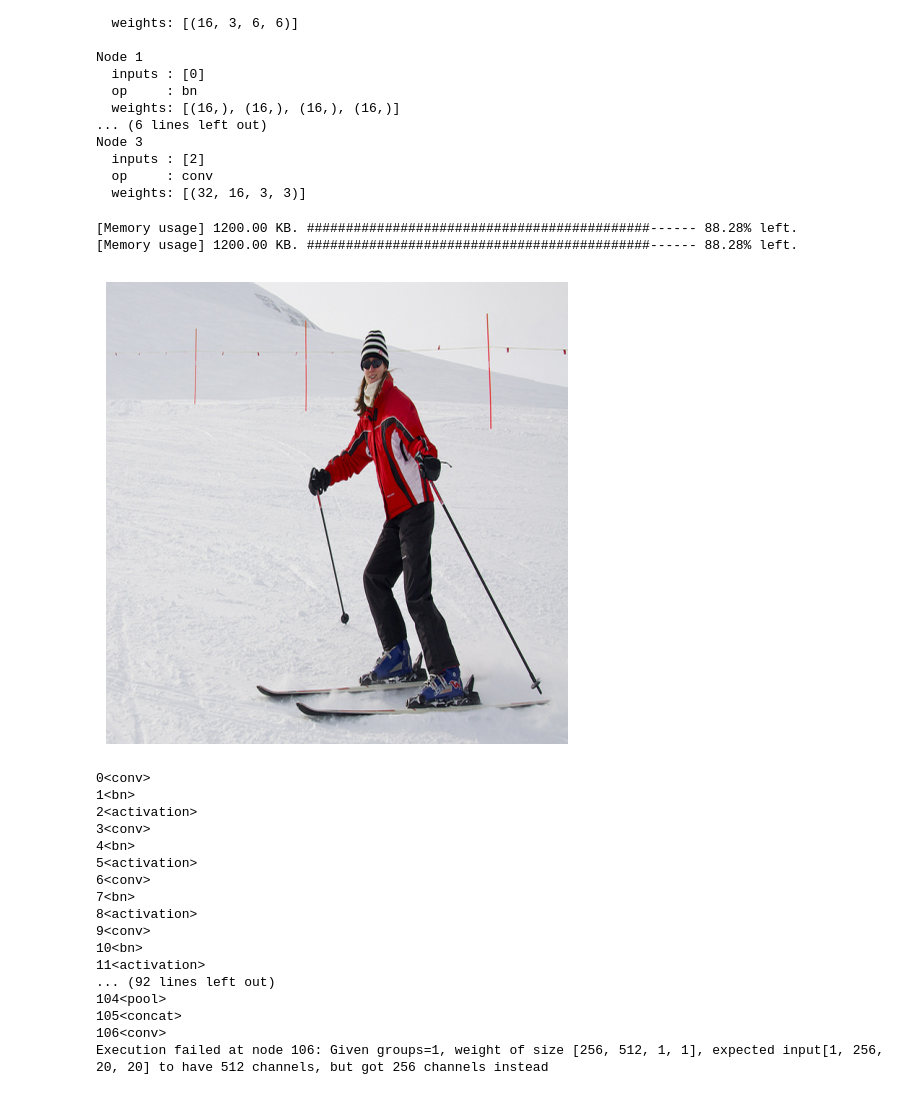
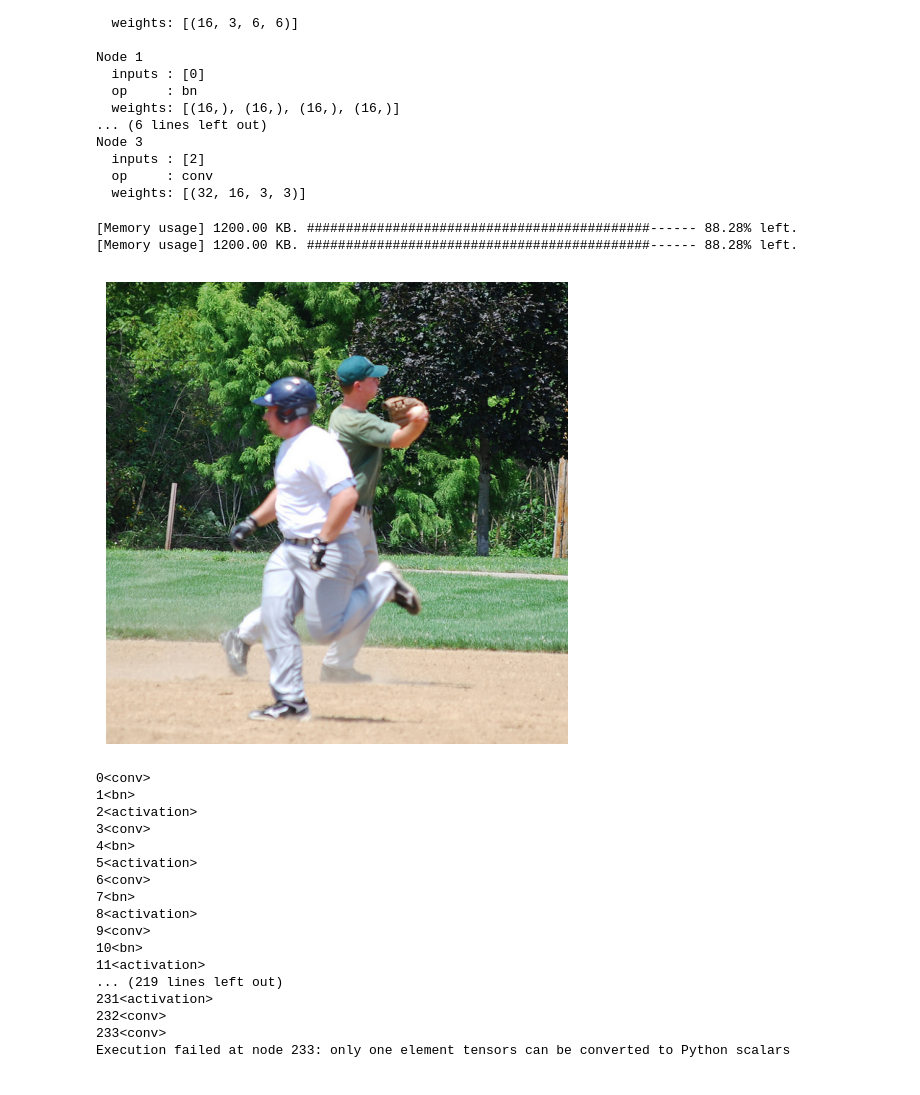
Before and after one commit to SathsaraGeeth/yolo-inference-from-scratch, a Jupyter notebook: inference.ipynb, the cells around one changed output. Drawn from its saved outputs; the diff is of its cells as text; code cells hidden in the pictures.

```diff
--- a/inference.ipynb
+++ b/inference.ipynb
@@ -342,24 +341,25 @@ def view_feature_map(tensor, ch=0):
 # %%
 
 # 1. load an image
-img_tensor, img_sz            = preprocess("/mnt/fileserver/prj/yolo-inference-from-scratch/imgs/000000000785.jpg")
+im = "/mnt/fileserver/prj/yolo-inference-from-scratch/imgs/000000000872.jpg"
+img_tensor, img_sz            = preprocess(im)
 img_tensor_flat, shape, dtype = tensor_to_flat(img_tensor)
 
 # 2. allocate memory for the image
 img_addr = vm.allocate(img_sz)
 
 # 3. store the image tensor in virtual memory
 vm.store(img_addr, img_tensor_flat)
 
 # 4. load the image back
 img_flat = vm.load(img_addr, img_sz)
 
 # 5. view the image
 view_image(flat_to_tensor(img_flat, shape, dtype))
 # %% [output]
 [Memory usage] 1200.00 KB. ############################################------ 88.28% left.
 [Memory usage] 1200.00 KB. ############################################------ 88.28% left.
-[figure, old version]
+[figure, new version]
 # %%
 import torch.nn.functional as F
 
@@ -453,7 +469,7 @@ def walker(memory, forbidden_nodes=set()):
 # %%
 memory = [[img_tensor]]
 forbidden_nodes = {191, 198, 205, 233} # forbid regression
-memory = walker(memory, forbidden_nodes)
+memory = walker(memory, set())
 # %% [output]
 0<conv>
 1<bn>
@@ -467,11 +483,11 @@ memory = walker(memory, forbidden_nodes)
 9<conv>
 10<bn>
 11<activation>
-... (92 lines left out)
-104<pool>
-105<concat>
-106<conv>
-Execution failed at node 106: Given groups=1, weight of size [256, 512, 1, 1], expected input[1, 256, 20, 20] to have 512 channels, but got 256 channels instead
+... (219 lines left out)
+231<activation>
+232<conv>
+233<conv>
+Execution failed at node 233: only one element tensors can be converted to Python scalars
 # %%
 for i in range(len(memory)):
     if memory[i][0] is not None:
```
Also changed, not shown: parts of 10 cells of this notebook, 8 other files.
